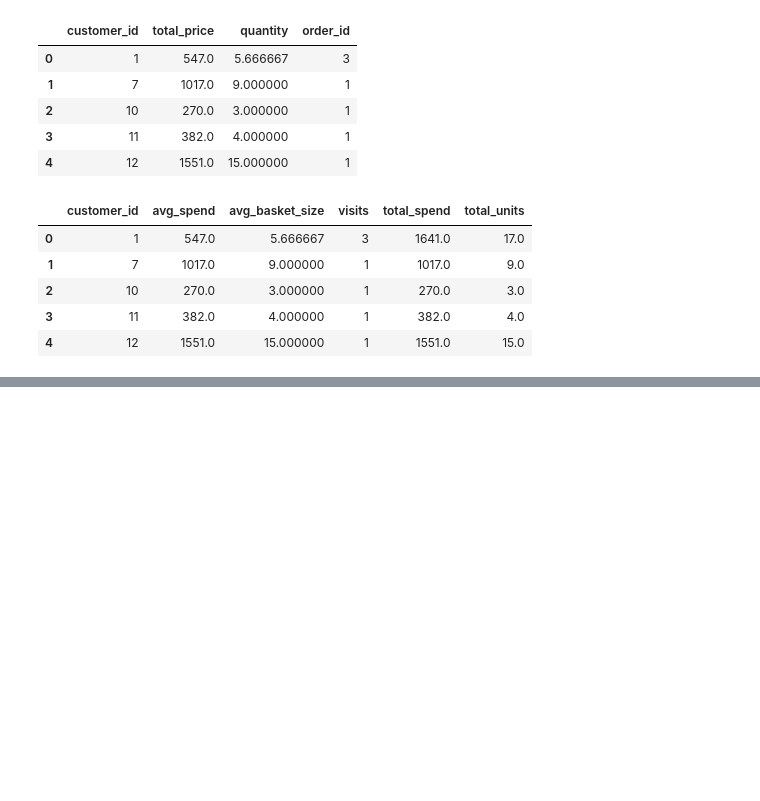
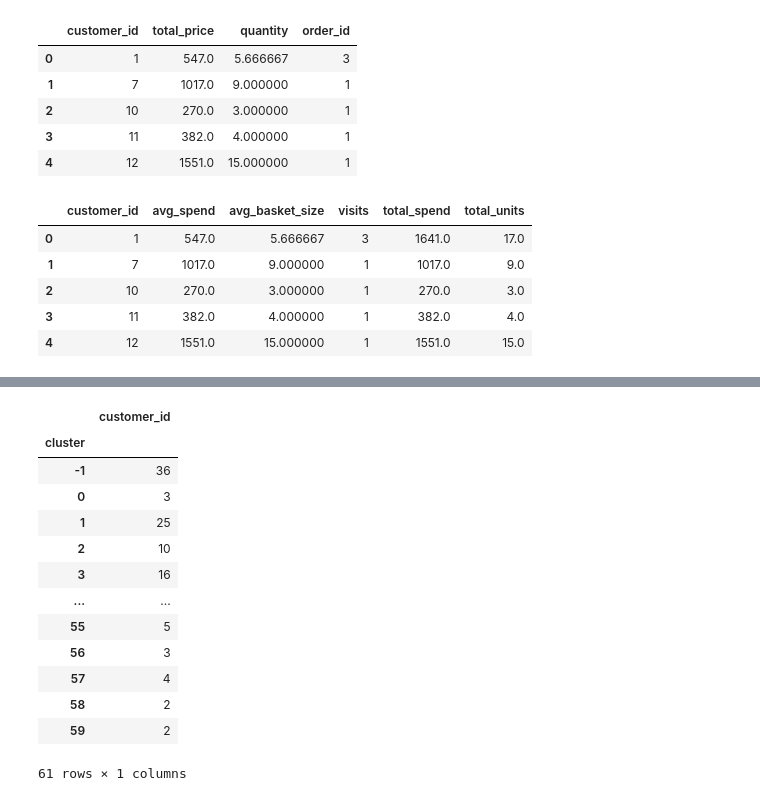
Before and after one commit to ryanjamesyu2/customer_clustering, a Jupyter notebook: customer_clustering.ipynb, the cells around one changed output, grey strips where cells are left out. Drawn from its saved outputs; the diff is of its cells as text; code cells hidden in the pictures; blank space fills up the shorter version.

```diff
--- a/customer_clustering.ipynb
+++ b/customer_clustering.ipynb
@@ -120,0 +169,17 @@ KeyError: 'col'
+# %%
+custs_std.groupby('cluster').agg({'customer_id': 'count'})
+# %% [output]
+|  | customer_id |
+| cluster |  |
+| -1 | 36 |
+| 0 | 3 |
+| 1 | 25 |
+| 2 | 10 |
+| 3 | 16 |
+| ... | ... |
+| 55 | 5 |
+| 56 | 3 |
+| 57 | 4 |
+| 58 | 2 |
+| 59 | 2 |
+61 rows × 1 columns
```
Also changed, not shown: parts of 11 cells of this notebook.
